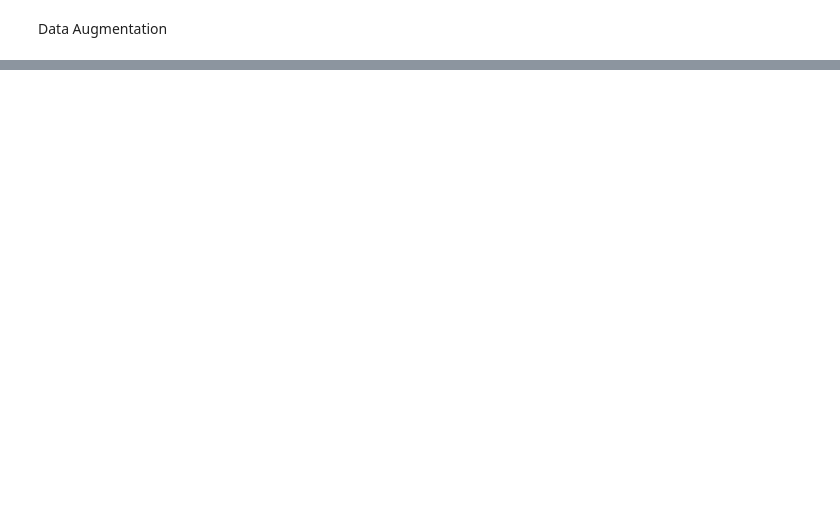
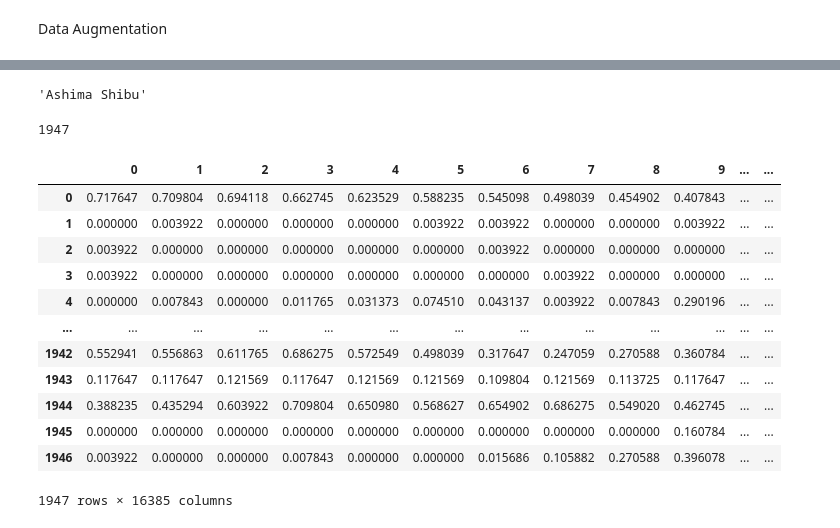
Before and after one commit to Hr15h1/esp32-attendance-system, a Jupyter notebook: face_ml.ipynb, the cells around one changed output, grey strips where cells are left out. Drawn from its saved outputs; the diff is of its cells as text; code cells hidden in the pictures; blank space fills up the shorter version.

```diff
--- a/face_ml.ipynb
+++ b/face_ml.ipynb
@@ -34,0 +111,8 @@ database\Sreelakshmi L
+# %%
+transform = A.Compose([
+    A.HorizontalFlip(p=0.5),
+    A.Rotate(limit=10, p=0.5),
+    A.RandomBrightnessContrast(p=0.5),
+    A.GaussianBlur(blur_limit=3, p=0.5),
+    A.GaussNoise(std_range=[0.05, 0.1],p=0.2)
+])
@@ -34,0 +152,17 @@ database\Sreelakshmi L
+# %%
+augmentations = 10
+
+for face_folder in os.listdir("test"):
+    print(f"Reading images from {face_folder}")
+    image_list = os.listdir(os.path.join("test", face_folder))
+    for image in image_list:
+        # plt.figure(figsize=(2, 2))
+        img = cv2.imread(os.path.join(f"test/{face_folder}/{image}"), cv2.IMREAD_GRAYSCALE)
+        # print(f"Shape of input image is {img.shape}")
+        # img = cv2.cvtColor(img, cv2.COLOR_BGR2RGB)
+        save_path = os.path.join("test", face_folder)
+
+        for i in range(augmentations):
+            augmented = transform(image = img)
+            augm_img = augmented["image"]
+            cv2.imwrite(f"{save_path}/{image}_aug_{i}.jpg", augm_img)
@@ -34,0 +185,20 @@ database\Sreelakshmi L
+# %%
+train_data = []
+train_labels = []
+data_path = "train"
+classes = os.listdir(data_path)
+for face_folder in classes:
+    for face in os.listdir(os.path.join(data_path, face_folder)):
+        image = cv2.imread(os.path.join(data_path, f"{face_folder}/{face}"), cv2.IMREAD_GRAYSCALE)
+
+        image_flattened = image.flatten() / 255.0
+        train_data.append(image_flattened)
+        train_labels.append(classes.index(face_folder))
+# %%
+classes[8]
+# %% [output]
+'Ashima Shibu'
+# %%
+len(train_data)
+# %% [output]
+1947
@@ -34,0 +217,22 @@ database\Sreelakshmi L
+# %%
+train_df = pd.DataFrame(train_data)
+train_df["label"] = train_labels
+
+test_df = pd.DataFrame(test_data)
+test_df["label"] = test_labels
+# %%
+train_df
+# %% [output]
+|  | 0 | 1 | 2 | 3 | 4 | 5 | 6 | 7 | 8 | 9 | ... | ... |
+| 0 | 0.717647 | 0.709804 | 0.694118 | 0.662745 | 0.623529 | 0.588235 | 0.545098 | 0.498039 | 0.454902 | 0.407843 | ... | ... |
+| 1 | 0.000000 | 0.003922 | 0.000000 | 0.000000 | 0.000000 | 0.003922 | 0.003922 | 0.000000 | 0.000000 | 0.003922 | ... | ... |
+| 2 | 0.003922 | 0.000000 | 0.000000 | 0.000000 | 0.000000 | 0.000000 | 0.003922 | 0.000000 | 0.000000 | 0.000000 | ... | ... |
+| 3 | 0.003922 | 0.000000 | 0.000000 | 0.000000 | 0.000000 | 0.000000 | 0.000000 | 0.003922 | 0.000000 | 0.000000 | ... | ... |
+| 4 | 0.000000 | 0.007843 | 0.000000 | 0.011765 | 0.031373 | 0.074510 | 0.043137 | 0.003922 | 0.007843 | 0.290196 | ... | ... |
+| ... | ... | ... | ... | ... | ... | ... | ... | ... | ... | ... | ... | ... |
+| 1942 | 0.552941 | 0.556863 | 0.611765 | 0.686275 | 0.572549 | 0.498039 | 0.317647 | 0.247059 | 0.270588 | 0.360784 | ... | ... |
+| 1943 | 0.117647 | 0.117647 | 0.121569 | 0.117647 | 0.121569 | 0.121569 | 0.109804 | 0.121569 | 0.113725 | 0.117647 | ... | ... |
+| 1944 | 0.388235 | 0.435294 | 0.603922 | 0.709804 | 0.650980 | 0.568627 | 0.654902 | 0.686275 | 0.549020 | 0.462745 | ... | ... |
+| 1945 | 0.000000 | 0.000000 | 0.000000 | 0.000000 | 0.000000 | 0.000000 | 0.000000 | 0.000000 | 0.000000 | 0.160784 | ... | ... |
+| 1946 | 0.003922 | 0.000000 | 0.000000 | 0.007843 | 0.000000 | 0.000000 | 0.015686 | 0.105882 | 0.270588 | 0.396078 | ... | ... |
+1947 rows × 16385 columns
```
Also changed, not shown: parts of 18 cells of this notebook, 5 other files.
